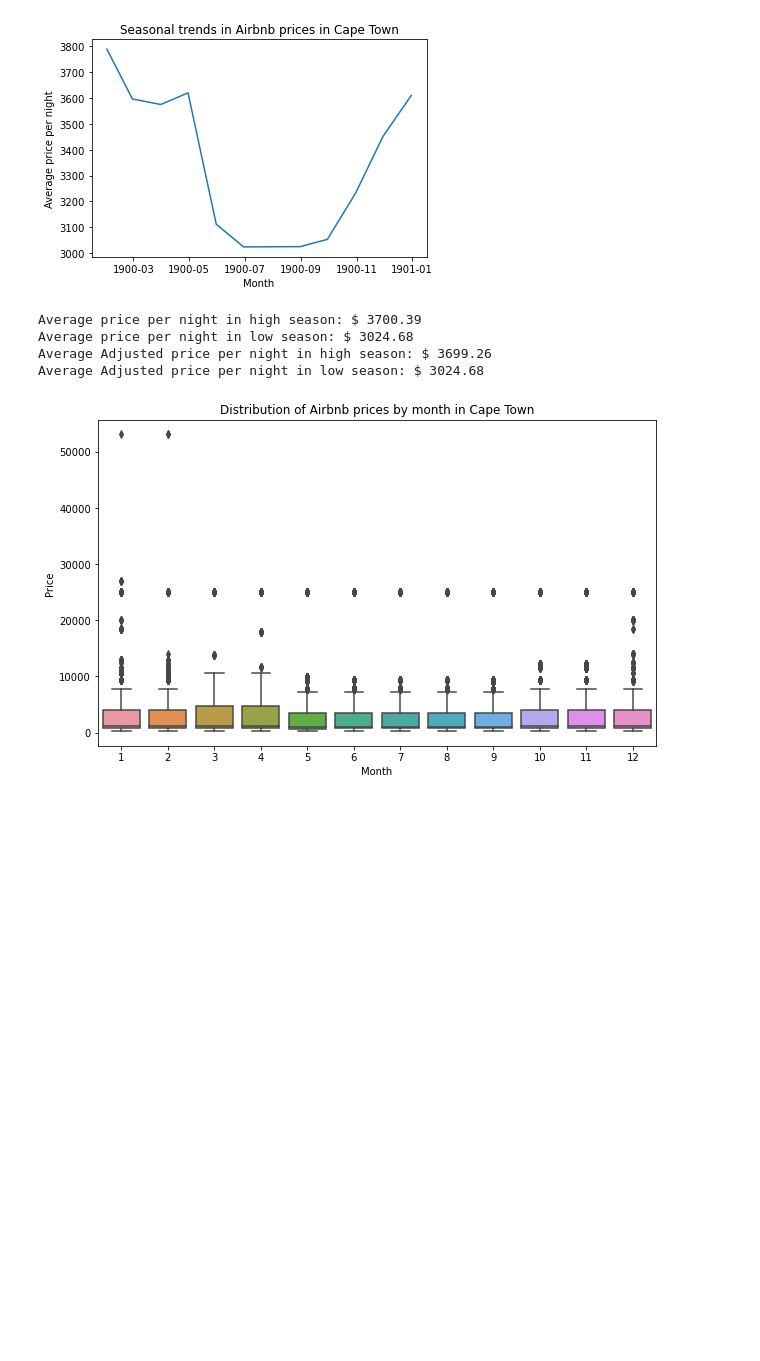
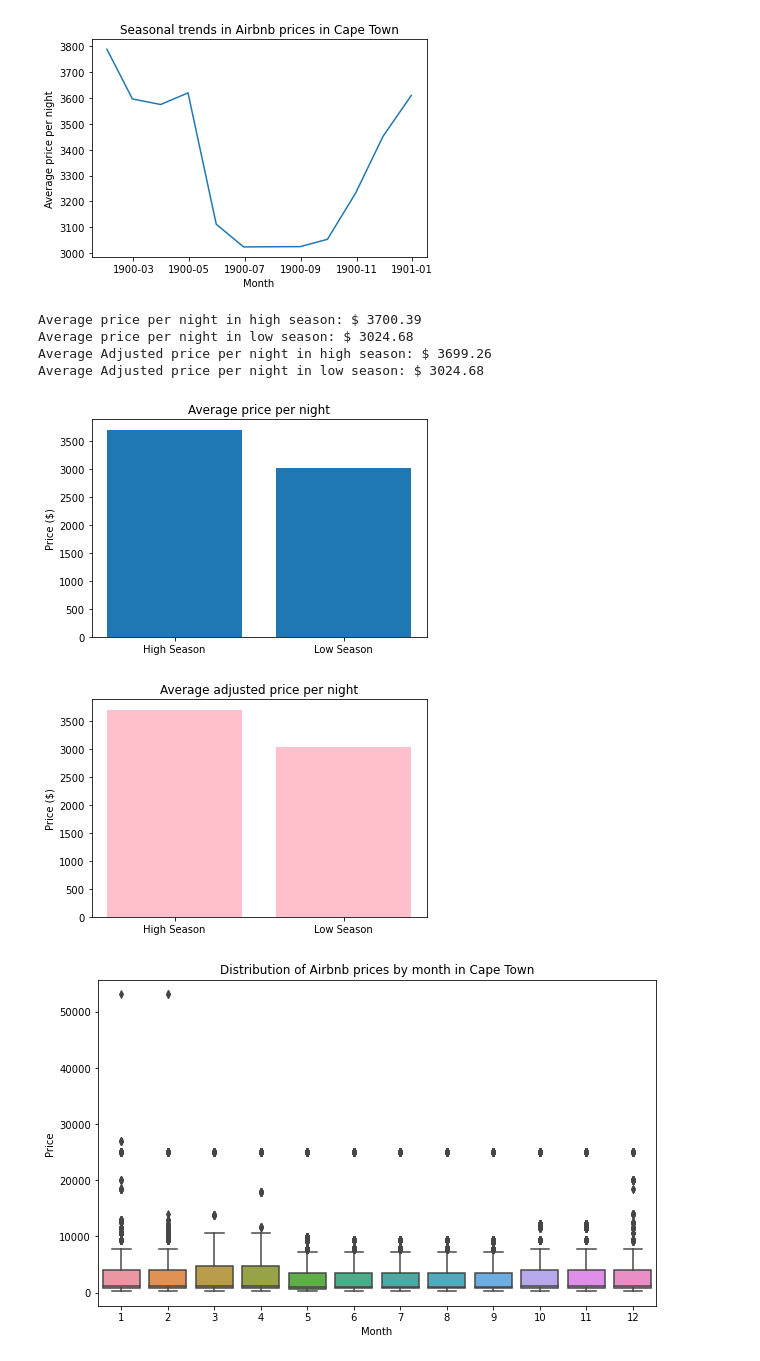
Before and after one commit to MercyMoraa/InsideAirbnb, a Jupyter notebook: Airbnb.ipynb, the cells around one changed output. Drawn from its saved outputs; the diff is of its cells as text; code cells hidden in the pictures; blank space fills up the shorter version.

```diff
--- a/Airbnb.ipynb
+++ b/Airbnb.ipynb
@@ -565,23 +565,44 @@ plt.show()
 # %%
 # Filtering the calendar data to include only December, January, June and July
 high_season = cal_df[(cal_df['date'].dt.month == 12) | (cal_df['date'].dt.month == 1)]
 low_season = cal_df[(cal_df['date'].dt.month == 6) | (cal_df['date'].dt.month == 7)]
 
 # Calculate the average price per night for each season
 avg_price_high_season = high_season['price'].mean()
 avg_price_low_season = low_season['price'].mean()
 avg_price_high_season1 = high_season['adjusted_price'].mean()
 avg_price_low_season1= low_season['adjusted_price'].mean()
 # Print the results
 print('Average price per night in high season: $', round(avg_price_high_season, 2))
 print('Average price per night in low season: $', round(avg_price_low_season, 2))
 print('Average Adjusted price per night in high season: $', round(avg_price_high_season1, 2))
 print('Average Adjusted price per night in low season: $', round(avg_price_low_season1, 2))
+
+import matplotlib.pyplot as plt
+
+# Data
+seasons = ['High Season', 'Low Season']
+avg_prices = [avg_price_high_season, avg_price_low_season]
+avg_adjusted_prices = [avg_price_high_season1, avg_price_low_season1]
+
+# Create bar plot for average prices
+plt.bar(seasons, avg_prices)
+plt.title('Average price per night')
+plt.ylabel('Price ($)')
+plt.show()
+
+# Create bar plot for average adjusted prices
+plt.bar(seasons, avg_adjusted_prices, color='pink')
+plt.title('Average adjusted price per night')
+plt.ylabel('Price ($)')
+plt.show()
 # %% [output]
 Average price per night in high season: $ 3700.39
 Average price per night in low season: $ 3024.68
 Average Adjusted price per night in high season: $ 3699.26
 Average Adjusted price per night in low season: $ 3024.68
+[figure, added]
+[figure, added]
 # %%
 # Creating a boxplot of prices by month
 plt.figure(figsize=(10,6))
```
